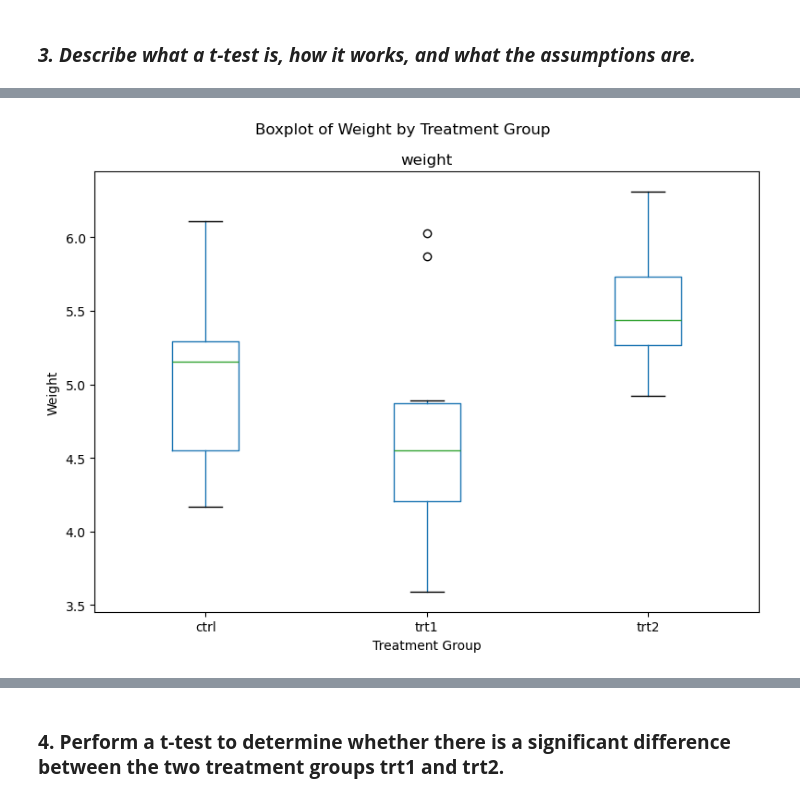
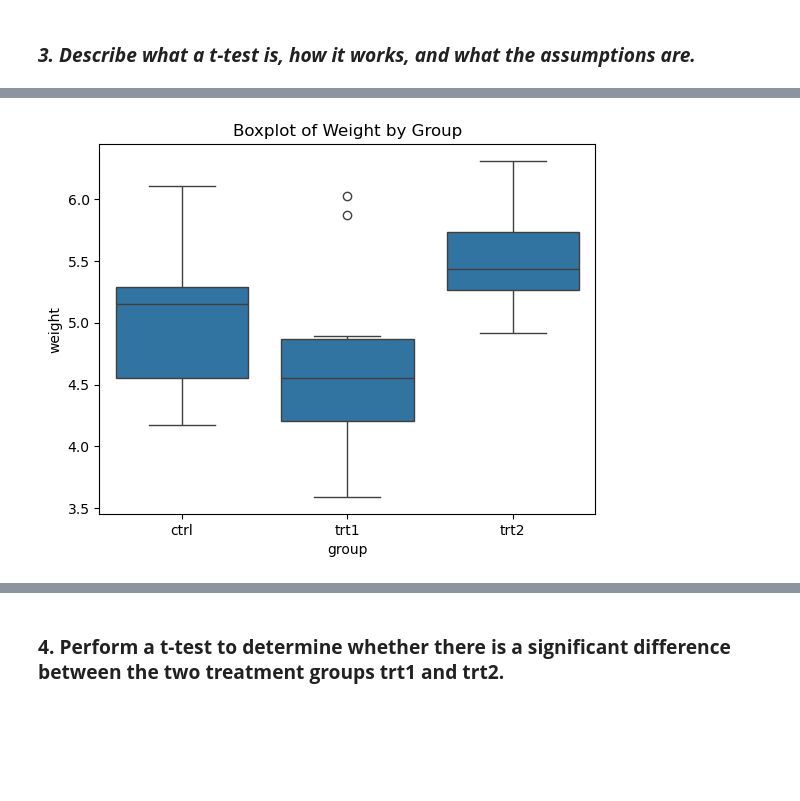
Before and after one commit to LaisColetta/Applied-Statistics, a Jupyter notebook: project.ipynb, the cells around one changed output, grey strips where cells are left out. Saved outputs shown, nothing was run; the diff lists cells and outputs as text; code cells hidden in the pictures; blank space fills up the shorter version.

```diff
--- a/project.ipynb
+++ b/project.ipynb
@@ -247,14 +221,7 @@ plt.show()
-# %%
-# Boxplot of treatment groups
-df.boxplot(column='weight', by='group', figsize=(8, 6), grid = False)
-
-# Add labels and title
-plt.xlabel('Treatment Group')
-plt.ylabel('Weight')
-plt.suptitle('Boxplot of Weight by Treatment Group')  # Title for the entire plot
-plt.tight_layout()  # Adjust layout
-
-# Show the plot
-plt.show()
-# %% [output]
-[figure, removed]
+# %%
+# Boxplot to visualize distributions
+sns.boxplot(x='group', y='weight', data=df)
+plt.title('Boxplot of Weight by Group')
+plt.show()
+# %% [output]
+[figure, added]
```
Also changed, not shown: parts of 22 cells of this notebook, 1 other file.
